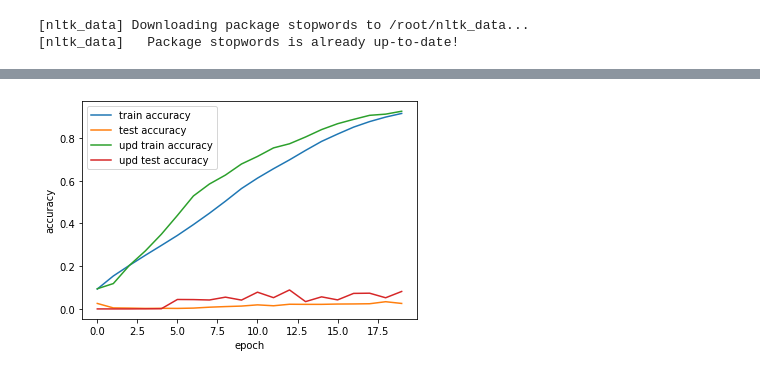
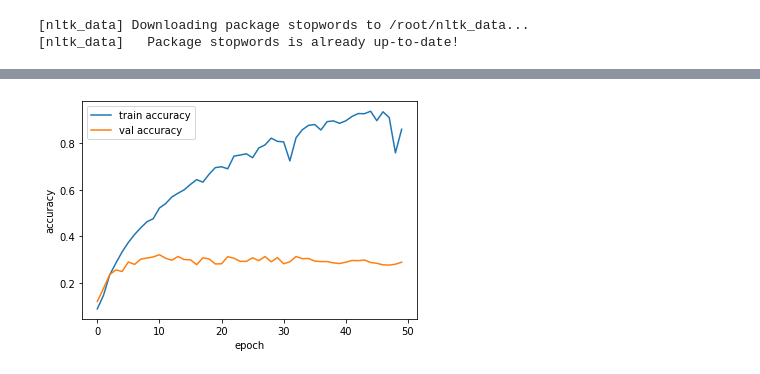
Before and after one commit to winkey1rd/Text-Data-analysis, a Jupyter notebook: Text_Data_analysis.ipynb, the cells around one changed output, grey strips where cells are left out. Cells and saved outputs as stored; diff of their text form; code cells hidden in the pictures.

```diff
--- a/Text_Data_analysis.ipynb
+++ b/Text_Data_analysis.ipynb
@@ -202,2 +162,6 @@ upd_sequences = upd_tokenizer.texts_to_sequences(train)
+# %%
+tokenizer.fit_on_texts(train)
+tokenizer.word_index
+sequences = tokenizer.texts_to_sequences(train)
 # %%
 print(x_train[0])
@@ -296 +235,4 @@ upd_checkpoint_callback_cnn = ModelCheckpoint(upd_model_cnn_save_path,
+# %%
+random_seed = 2
+X_train, X_val, Y_train, Y_val = train_test_split(x_train, y_train, test_size = 0.1, random_state=random_seed)
 # %%
@@ -490,7 +368,7 @@ Trainable params: 265,131
 Non-trainable params: 0
 _________________________________________________________________
 # %%
-model_gru_save_path = 'best_model_gru.h5'
+model_gru_save_path = 'gru.h5'
 checkpoint_callback_gru = ModelCheckpoint(model_gru_save_path,
                                       monitor='val_accuracy',
                                       save_best_only=True,
@@ -504,8 +376,8 @@ upd_checkpoint_callback_gru = ModelCheckpoint(upd_model_gru_save_path,
 # %%
-upd_history_gru = model_gru.fit(upd_x_train,
-                              y_train,
-                              epochs=20,
-                              batch_size=256,
-                              validation_split=0.2,
-                              callbacks=[upd_checkpoint_callback_gru])
+upd_history_gru = model_gru.fit(X_train,
+                            Y_train,
+                            epochs=50,
+                            validation_data=(X_val, Y_val),
+                            batch_size=256,
+                            callbacks=[checkpoint_callback_gru])
 # %% [output]
@@ -554,15 +401,11 @@ Epoch 00020: val_accuracy did not improve from 0.03370
 # %%
-plt.plot(history_gru.history['accuracy'],
+plt.plot(upd_history_gru.history['accuracy'],
          label='train accuracy')
-plt.plot(history_gru.history['val_accuracy'],
-         label='test accuracy')
-plt.plot(upd_history_gru.history['accuracy'],
-         label='upd train accuracy')
 plt.plot(upd_history_gru.history['val_accuracy'],
-         label='upd test accuracy')
+         label='val accuracy')
 plt.xlabel('epoch')
 plt.ylabel('accuracy')
 plt.legend()
 plt.show()
 # %% [output]
-[figure, old version]
+[figure, new version]
```
Also changed, not shown: parts of 63 cells of this notebook.
